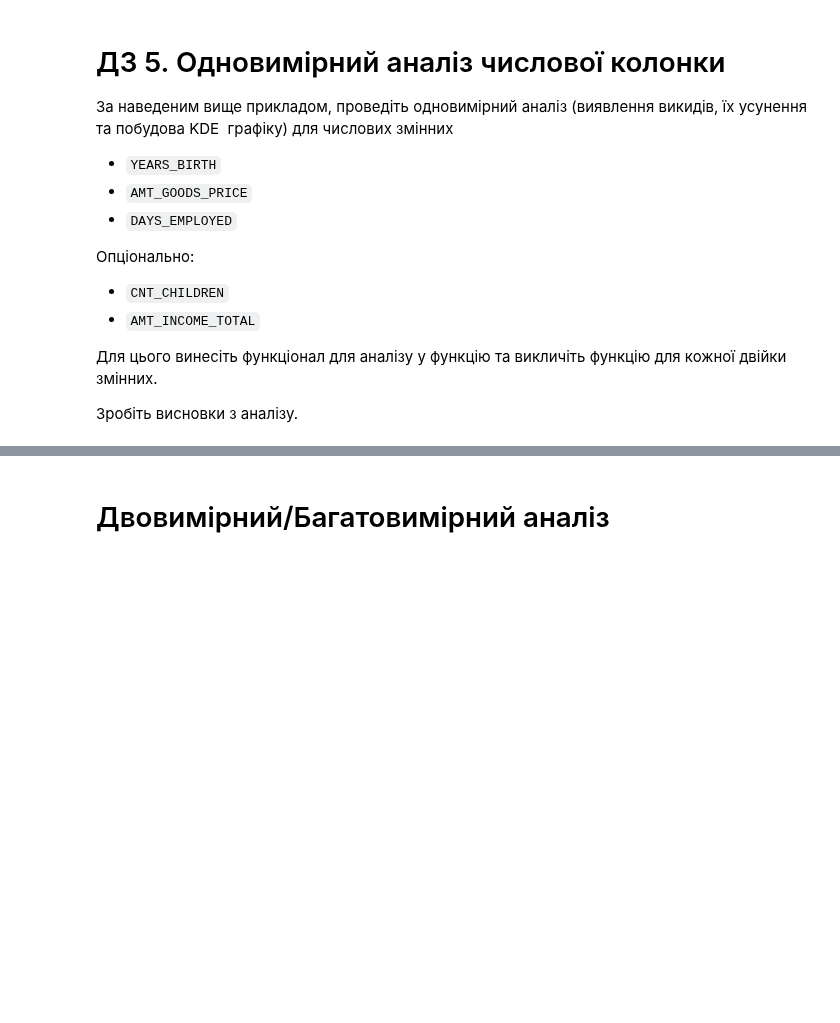
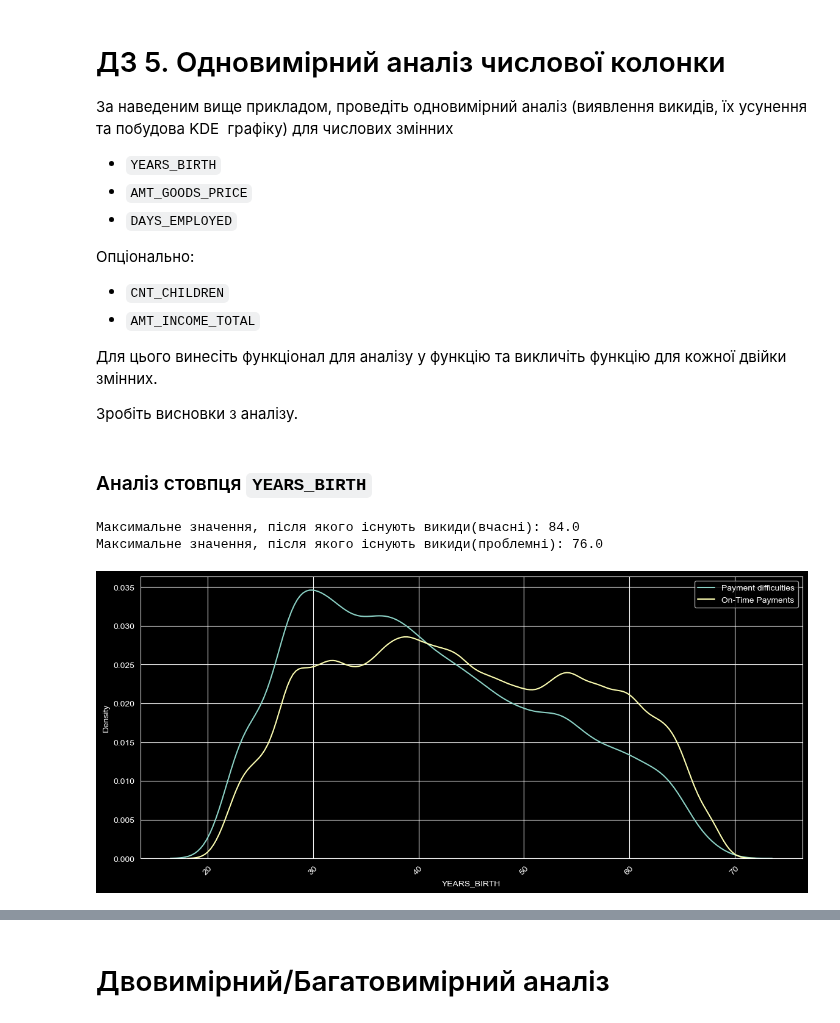
Before and after one commit to maryna-hliebova/machine-learning, a Jupyter notebook: notebooks/eta/HW_1_2_Credit_EDA.ipynb, the cells around one changed output, grey strips where cells are left out. Saved outputs shown, nothing was run; the diff lists cells and outputs as text; code cells hidden in the pictures; blank space fills up the shorter version.

```diff
--- a/notebooks/eta/HW_1_2_Credit_EDA.ipynb
+++ b/notebooks/eta/HW_1_2_Credit_EDA.ipynb
@@ -1991,3 +2074,26 @@ kde_no_outliers(df0, df1, Max_value0, Max_value1, 'AMT_CREDIT')
 Для цього винесіть функціонал для аналізу у функцію та викличіть функцію для кожної двійки змінних.
 
 Зробіть висновки з аналізу.
+# %%
+def analyze_column(column):
+    Q1 = df0[column].quantile(0.25)
+    Q3 = df0[column].quantile(0.75)
+    IQR = Q3 - Q1
+    Min_value0 = (Q1 - 1.5 * IQR)
+    Max_value0 = (Q3 + 1.5 * IQR)
+    Q1 = df1[column].quantile(0.25)
+    Q3 = df1[column].quantile(0.75)
+    IQR = Q3 - Q1
+    Min_value1 = (Q1 - 1.5 * IQR)
+    Max_value1 = (Q3 + 1.5 * IQR)
+    print("Максимальне значення, після якого існують викиди(вчасні): {}".format(Max_value0))
+    print("Максимальне значення, після якого існують викиди(проблемні): {}".format(Max_value1))
+    kde_no_outliers(df0, df1, Max_value0, Max_value1, column)
+# %% [markdown]
+### Аналіз стовпця `YEARS_BIRTH`
+# %%
+analyze_column('YEARS_BIRTH')
+# %% [output]
+Максимальне значення, після якого існують викиди(вчасні): 84.0
+Максимальне значення, після якого існують викиди(проблемні): 76.0
+[figure, added]
```
Also changed, not shown: parts of 36 cells of this notebook.
